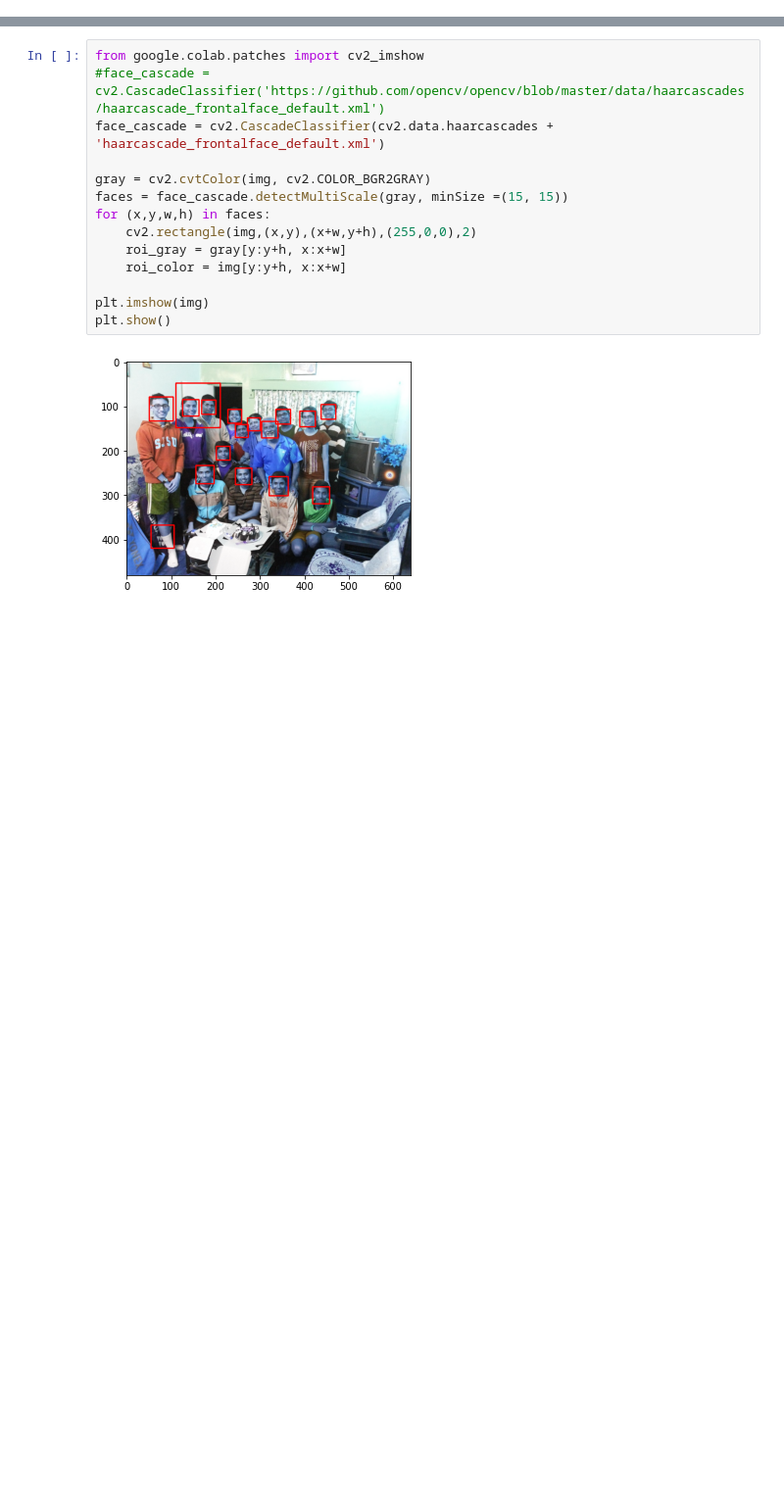
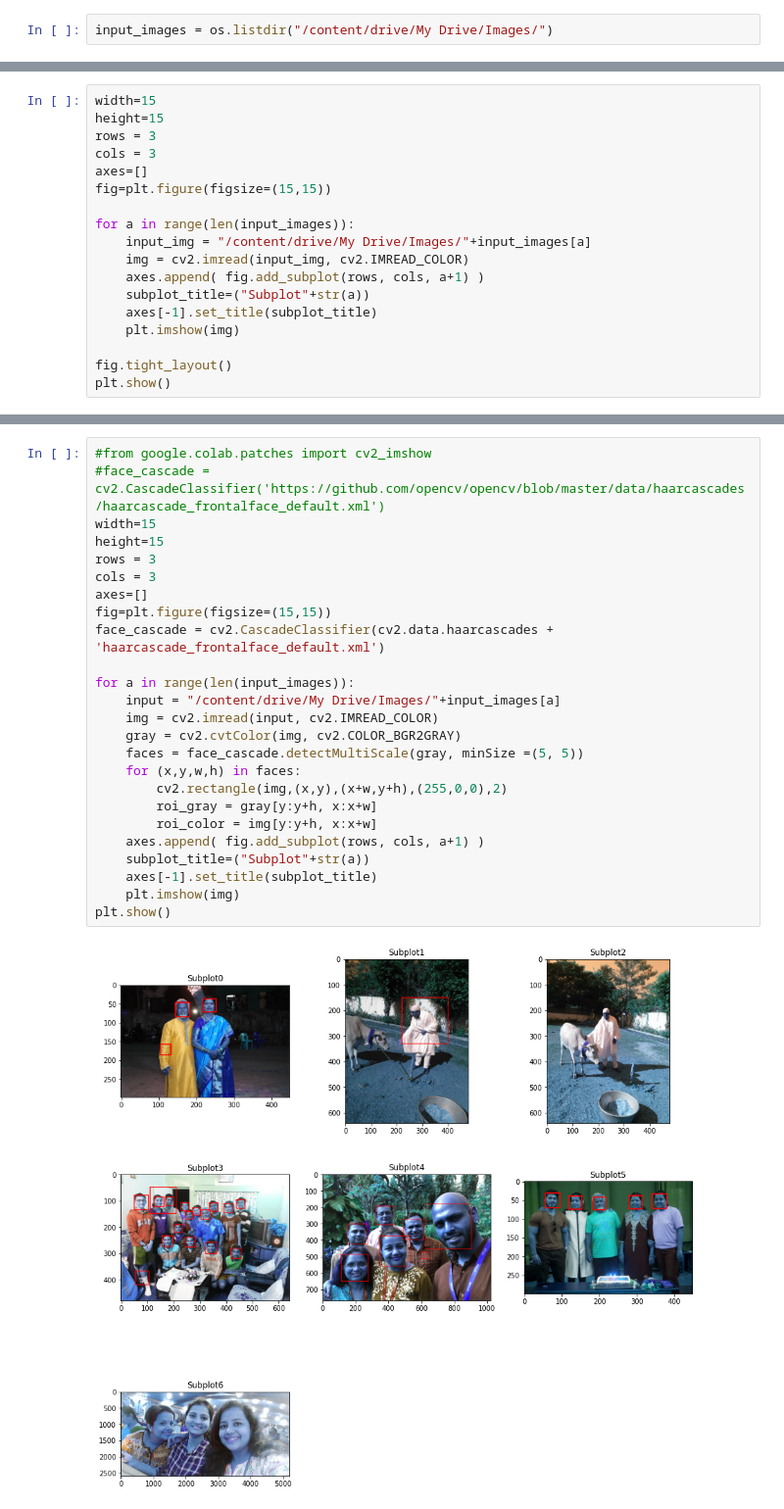
Before and after one commit to amitadhainje/ImageRecognition, a Jupyter notebook: Face_Detection_OpenCV.ipynb, the cells around one changed output, grey strips where cells are left out. Shown at 98% size. Saved outputs shown, nothing was run; the diff lists cells and outputs as text; blank space fills up the shorter version.

```diff
--- a/Face_Detection_OpenCV.ipynb
+++ b/Face_Detection_OpenCV.ipynb
@@ -32 +22,3 @@ sample_data  sample.jpg
+# %%
+input_images = os.listdir("/content/drive/My Drive/Images/")
 # %%
@@ -37,0 +39,18 @@ plt.show()
+# %%
+width=15
+height=15
+rows = 3
+cols = 3
+axes=[]
+fig=plt.figure(figsize=(15,15))
+
+for a in range(len(input_images)):
+    input_img = "/content/drive/My Drive/Images/"+input_images[a]
+    img = cv2.imread(input_img, cv2.IMREAD_COLOR)
+    axes.append( fig.add_subplot(rows, cols, a+1) )
+    subplot_title=("Subplot"+str(a))
+    axes[-1].set_title(subplot_title)
+    plt.imshow(img)
+
+fig.tight_layout()
+plt.show()
@@ -38,16 +59,27 @@ plt.show()
 # %%
-from google.colab.patches import cv2_imshow
+#from google.colab.patches import cv2_imshow
 #face_cascade = cv2.CascadeClassifier('https://github.com/opencv/opencv/blob/master/data/haarcascades/haarcascade_frontalface_default.xml')
+width=15
+height=15
+rows = 3
+cols = 3
+axes=[]
+fig=plt.figure(figsize=(15,15))
 face_cascade = cv2.CascadeClassifier(cv2.data.haarcascades + 'haarcascade_frontalface_default.xml')
 
-gray = cv2.cvtColor(img, cv2.COLOR_BGR2GRAY)
-faces = face_cascade.detectMultiScale(gray, minSize =(15, 15))
-for (x,y,w,h) in faces:
-    cv2.rectangle(img,(x,y),(x+w,y+h),(255,0,0),2)
-    roi_gray = gray[y:y+h, x:x+w]
-    roi_color = img[y:y+h, x:x+w]
-
-plt.imshow(img)
+for a in range(len(input_images)):
+    input = "/content/drive/My Drive/Images/"+input_images[a]
+    img = cv2.imread(input, cv2.IMREAD_COLOR)
+    gray = cv2.cvtColor(img, cv2.COLOR_BGR2GRAY)
+    faces = face_cascade.detectMultiScale(gray, minSize =(5, 5))
+    for (x,y,w,h) in faces:
+        cv2.rectangle(img,(x,y),(x+w,y+h),(255,0,0),2)
+        roi_gray = gray[y:y+h, x:x+w]
+        roi_color = img[y:y+h, x:x+w]
+    axes.append( fig.add_subplot(rows, cols, a+1) )
+    subplot_title=("Subplot"+str(a))
+    axes[-1].set_title(subplot_title)
+    plt.imshow(img)
 plt.show()
 # %% [output]
-[figure, old version]
+[figure, new version]
```
Also changed, not shown: parts of 9 cells of this notebook.
